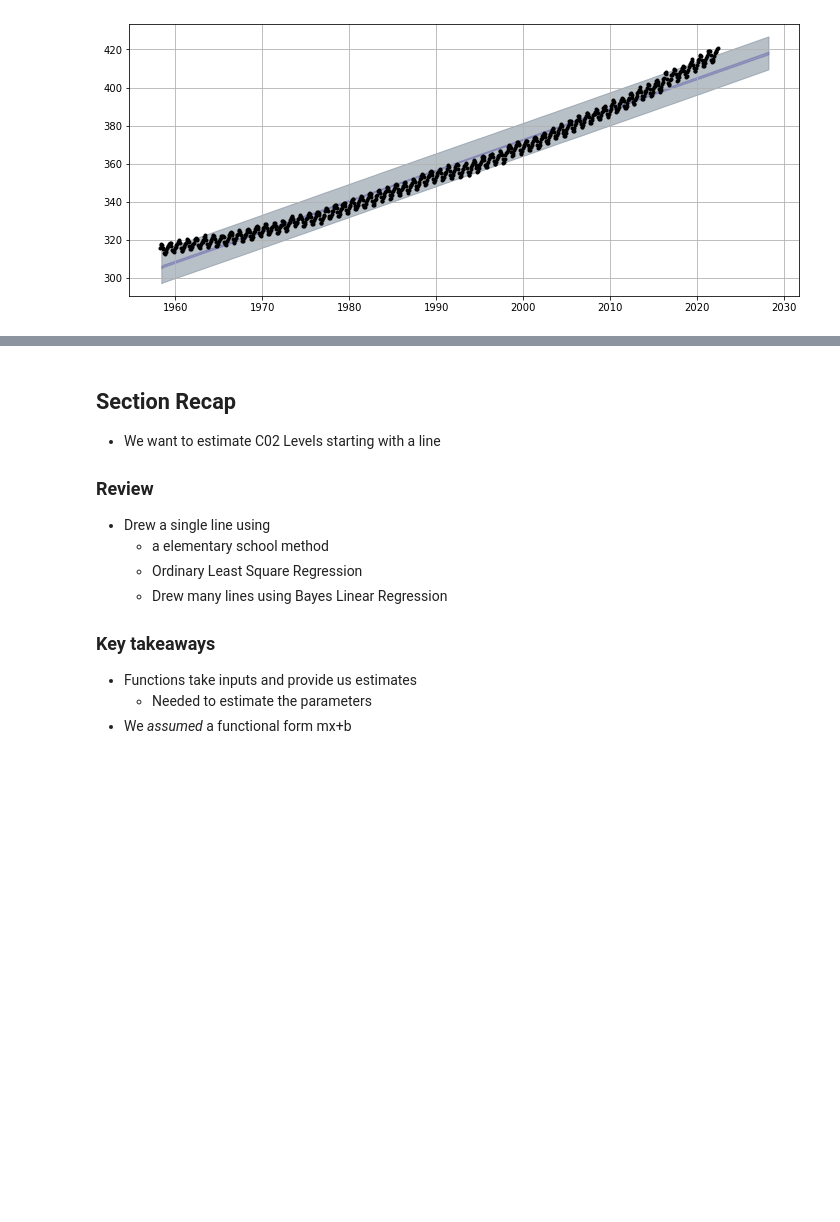
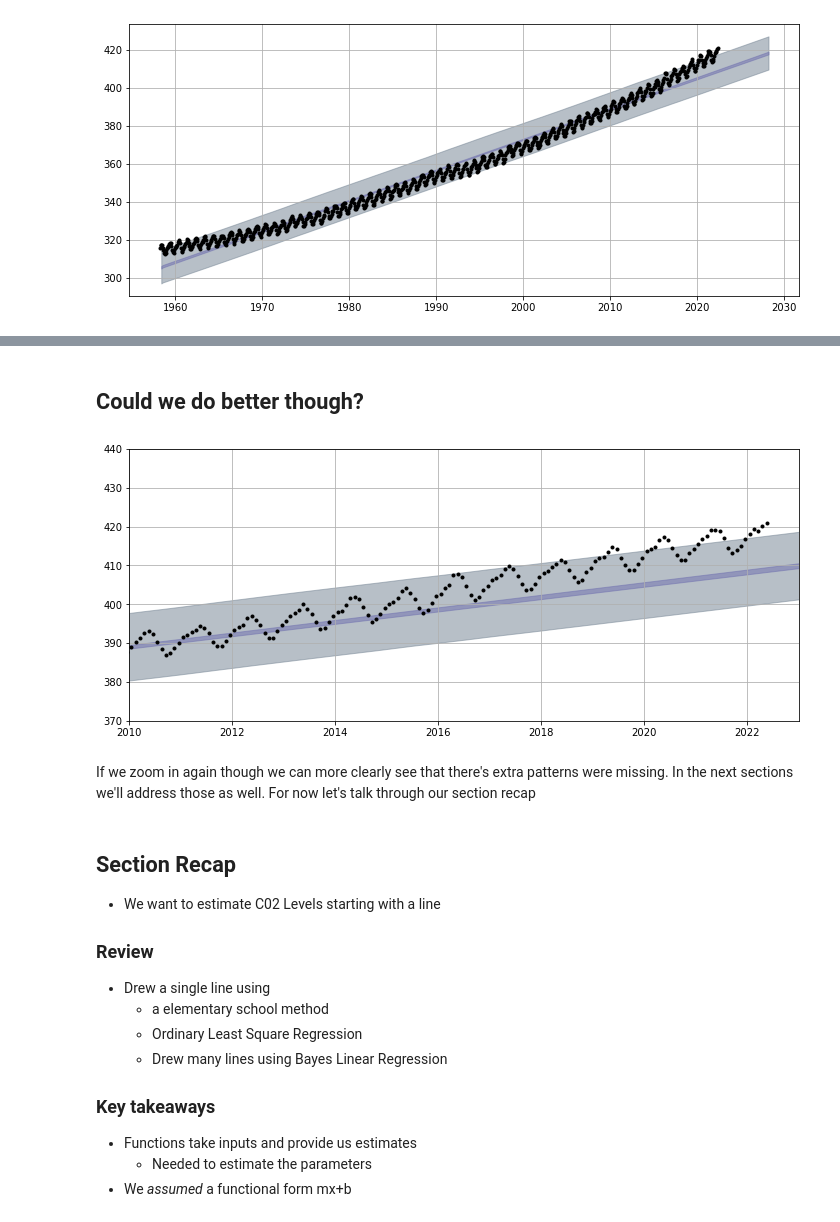
Before and after one commit to bwengals/etc, a Jupyter notebook: lesson_2.ipynb, the cells around one changed output, grey strips where cells are left out. Cells and saved outputs as stored; diff of their text form; code cells hidden in the pictures; blank space fills up the shorter version.

```diff
--- a/lesson_2.ipynb
+++ b/lesson_2.ipynb
@@ -261,3 +266,20 @@ plt.grid(True);
+# %% [markdown]
+## Could we do better though?
+# %%
+plt.figure(figsize=(12,5))
+
+az.plot_hdi(x=xl + data["decimal date"].min(), hdi_data=az.hdi(idata.posterior_predictive.mu), color="slateblue")
+az.plot_hdi(x=xl + data["decimal date"].min(), hdi_data=az.hdi(idata.posterior_predictive.y), color="slategray")
+
+plt.plot(data["decimal date"], data["average"], "k.");
+plt.xlim(2010, 2023)
+plt.ylim(370, 440)
+
+plt.grid(True);
+# %% [output]
+[figure, added]
+# %% [markdown]
+If we zoom in again though we can more clearly see that there's extra patterns were missing. In the next sections we'll address those as well. For now let's talk through our section recap
 # %% [markdown]
 ## Section Recap
 * We want to estimate C02 Levels starting with a line
```
Also changed, not shown: parts of 40 cells of this notebook.
